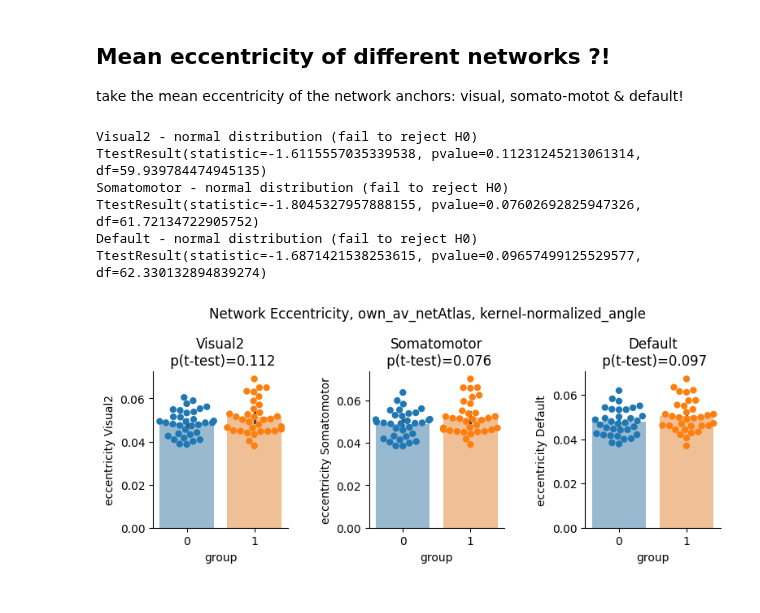
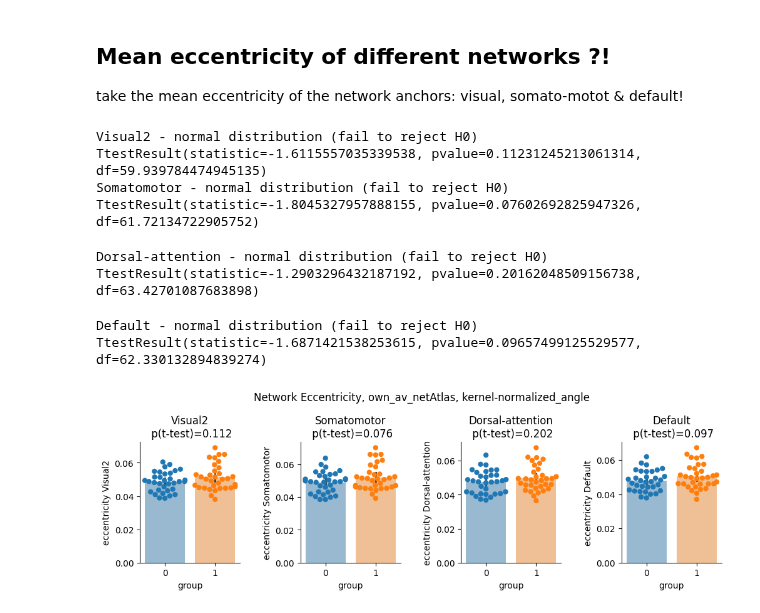
Before and after one commit to mrenke/parietal_patterns, a Jupyter notebook: gradients_noHalo/rep_groupDiffs_dParams.ipynb, the cells around one changed output. Drawn from its saved outputs; the diff is of its cells as text; code cells hidden in the pictures.

```diff
--- a/gradients_noHalo/rep_groupDiffs_dParams.ipynb
+++ b/gradients_noHalo/rep_groupDiffs_dParams.ipynb
@@ -196,7 +196,7 @@ caNets_fsav5_mapping = np.load(fn_target_labels_caNets)
 
 atlas_spec = 'own_av_netAtlas'
 # %%
-nets_of_interest = [2, 3, 9]  # visual, somato-motor, default
+nets_of_interest = [2, 3,5, 9]  # visual, somato-motor, default
 
 df_eccentricities = []
 
@@ -215,32 +215,34 @@ df_eccentricities = df_eccentricities.join(group_list, on='subject').set_index('
 # %%
 tmp = df_eccentricities.copy()
 
-fig, axs = plt.subplots(1,3, figsize=(3*3, 2.5))
+fig, axs = plt.subplots(1,len(nets_of_interest), figsize=(3*len(nets_of_interest), 2.5))
 for i, y_var in enumerate(df_eccentricities.columns):
         axes = axs[i]
         sns.barplot(data=tmp.reset_index(), x ='group', hue='group',y=y_var, alpha=0.5,legend=False, ax=axes)
         sns.swarmplot(data=tmp.reset_index(),  x ='group', hue='group',y=y_var, size=6,legend=False, ax=axes)
         _, pval_normal = normaltest(tmp[y_var])
         if pval_normal > alpha:
                 print(f'{y_var} - normal distribution (fail to reject H0)')
                 stats = ttest_ind(tmp.xs(0,0,'group')[y_var], tmp.xs(1,0,'group')[y_var], axis=0, equal_var=False)
                 test_name = 't-test'
         else: # non parametric test
                 print(f'{y_var} - not normal distribution (reject H0)')
                 stats = mannwhitneyu(tmp.xs(0,0,'group')[y_var], tmp.xs(1,0,'group')[y_var], axis=0)
                 test_name = 'MannWhitneyU'
         axes.set(title=f'{y_var}\n p({test_name})={stats.pvalue:.3f}',ylabel=f'eccentricity {y_var}', xlabel='group') #,ylim=[0,30])
         sns.despine()
 
         print(stats)
 
 fig.suptitle(f'Network Eccentricity, {atlas_spec}, kernel-{kernel}', y=1.2)
 plt.subplots_adjust(wspace=0.6)
 # %% [output]
 Visual2 - normal distribution (fail to reject H0)
 TtestResult(statistic=-1.6115557035339538, pvalue=0.11231245213061314, df=59.939784474945135)
 Somatomotor - normal distribution (fail to reject H0)
 TtestResult(statistic=-1.8045327957888155, pvalue=0.07602692825947326, df=61.72134722905752)
-Default - normal distribution (fail to reject H0)
-TtestResult(statistic=-1.6871421538253615, pvalue=0.09657499125529577, df=62.330132894839274)
+Dorsal-attention - normal distribution (fail to reject H0)
+TtestResult(statistic=-1.2903296432187192, pvalue=0.20162048509156738, df=63.42701087683898)
+Default - normal distribution (fail to reject H0)
+TtestResult(statistic=-1.6871421538253615, pvalue=0.09657499125529577, df=62.330132894839274)
-[figure, old version]
+[figure, new version]
```
Also changed, not shown: 4 other files.
